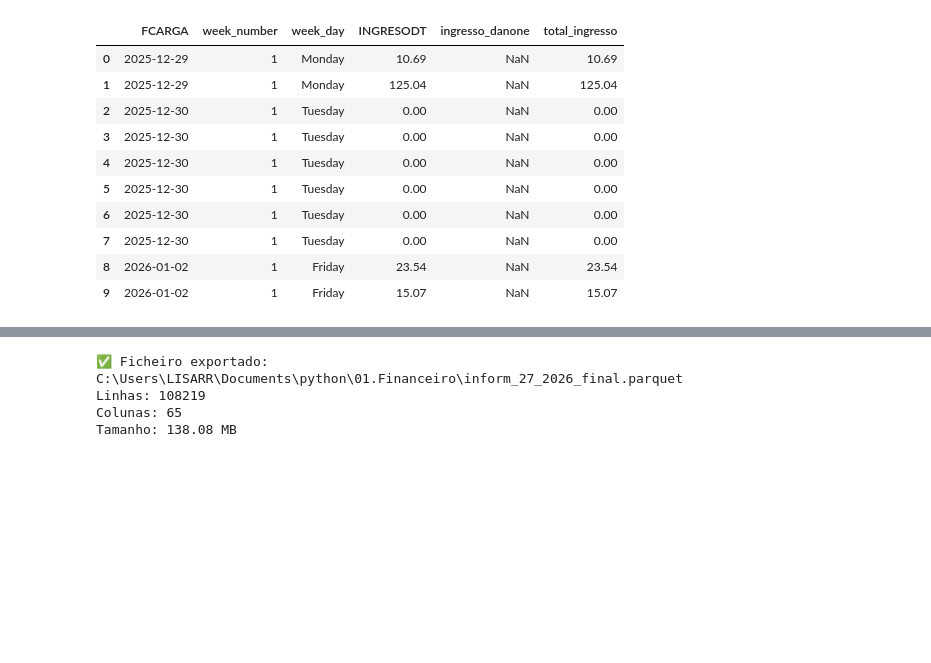
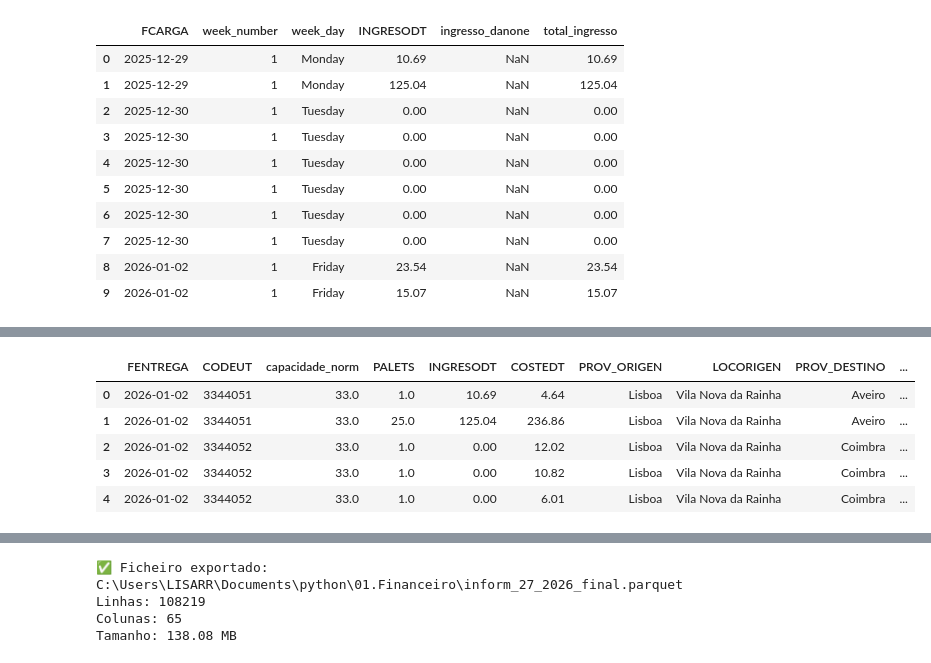
Before and after one commit to ruben-filipe-rocha/Salvesen, a Jupyter notebook: 02.Finance/01_Fin_PBI_inform_27_v2.ipynb, the cells around one changed output, grey strips where cells are left out. Drawn from its saved outputs; the diff is of its cells as text; code cells hidden in the pictures; blank space fills up the shorter version.

```diff
--- a/02.Finance/01_Fin_PBI_inform_27_v2.ipynb
+++ b/02.Finance/01_Fin_PBI_inform_27_v2.ipynb
@@ -344,0 +607,9 @@ Exemplos:
+# %%
+df_sel.head(10)
+# %% [output]
+|  | FENTREGA | CODEUT | capacidade_norm | PALETS | INGRESODT | COSTEDT | PROV_ORIGEN | LOCORIGEN | PROV_DESTINO | ... |
+| 0 | 2026-01-02 | 3344051 | 33.0 | 1.0 | 10.69 | 4.64 | Lisboa | Vila Nova da Rainha | Aveiro | ... |
+| 1 | 2026-01-02 | 3344051 | 33.0 | 25.0 | 125.04 | 236.86 | Lisboa | Vila Nova da Rainha | Aveiro | ... |
+| 2 | 2026-01-02 | 3344052 | 33.0 | 1.0 | 0.00 | 12.02 | Lisboa | Vila Nova da Rainha | Coimbra | ... |
+| 3 | 2026-01-02 | 3344052 | 33.0 | 1.0 | 0.00 | 10.82 | Lisboa | Vila Nova da Rainha | Coimbra | ... |
+| 4 | 2026-01-02 | 3344052 | 33.0 | 1.0 | 0.00 | 6.01 | Lisboa | Vila Nova da Rainha | Coimbra | ... |
```
Also changed, not shown: parts of 14 cells of this notebook.
